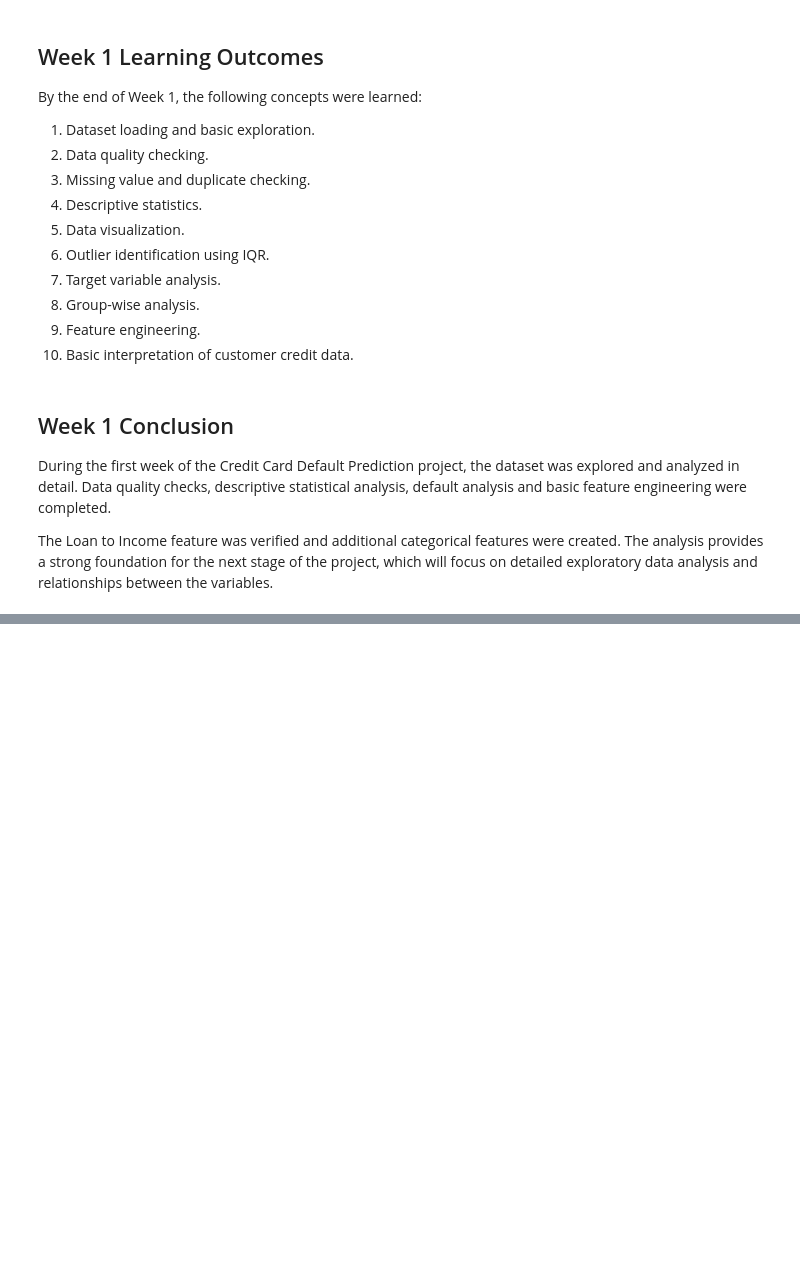
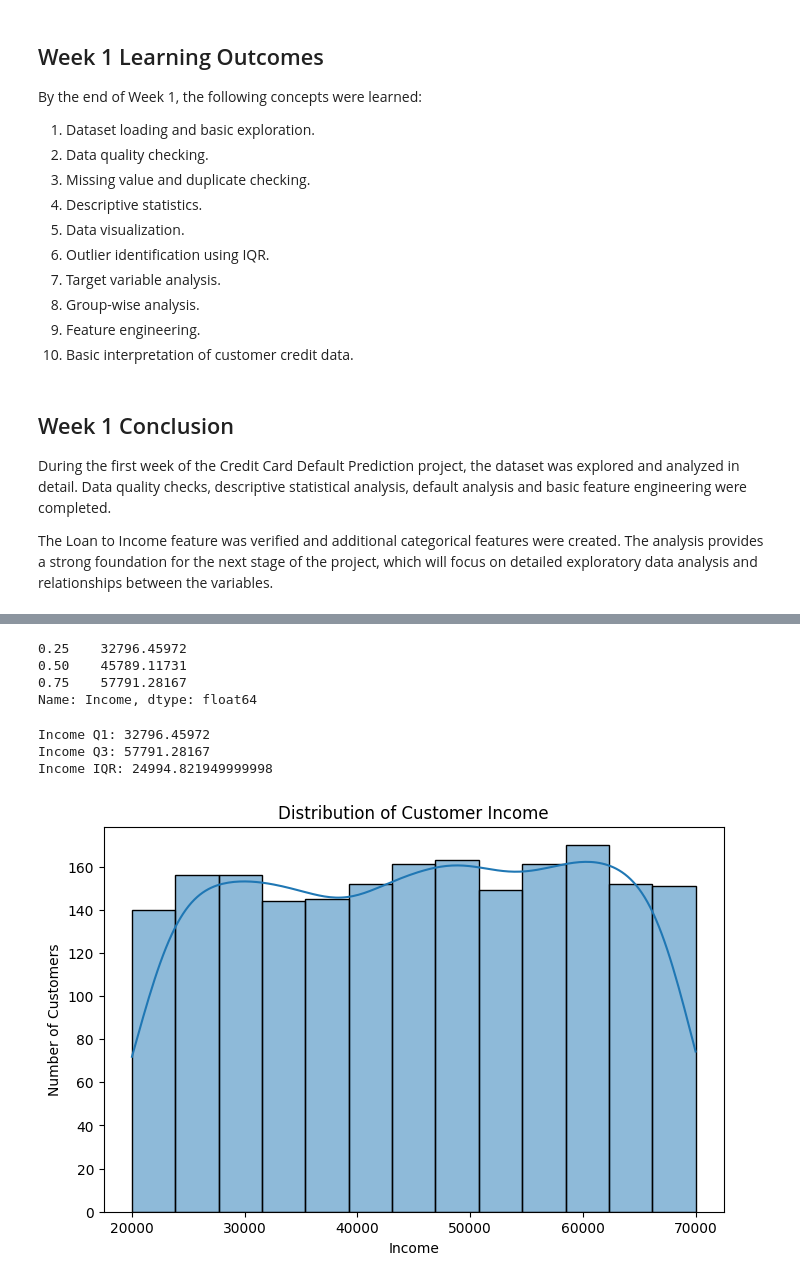
Before and after one commit to amisharout716-svg/Credit-Card-Default-, a Jupyter notebook: Credit_Card_Default_Prediction.ipynb, the cells around one changed output, grey strips where cells are left out. Cells and saved outputs as stored; diff of their text form; code cells hidden in the pictures; blank space fills up the shorter version.

Commit message:
Day 8 - Detailed income analysis

```diff
--- a/Credit_Card_Default_Prediction.ipynb
+++ b/Credit_Card_Default_Prediction.ipynb
@@ -2099,0 +2117,9 @@ The Loan to Income feature was verified and additional categorical features were
+# %%
+url = "https://raw.githubusercontent.com/YBI-Foundation/Dataset/main/Credit%20Default.csv"
+
+df = pd.read_csv(url)
+
+print("Dataset loaded successfully!")
+print("Shape:", df.shape)
+
+df.head()
@@ -2099,0 +2160,40 @@ The Loan to Income feature was verified and additional categorical features were
+# %%
+income_quartiles = df['Income'].quantile(
+    [0.25, 0.50, 0.75]
+)
+
+print(income_quartiles)
+# %% [output]
+0.25    32796.45972
+0.50    45789.11731
+0.75    57791.28167
+Name: Income, dtype: float64
+# %%
+Q1 = df['Income'].quantile(0.25)
+Q3 = df['Income'].quantile(0.75)
+
+income_IQR = Q3 - Q1
+
+print("Income Q1:", Q1)
+print("Income Q3:", Q3)
+print("Income IQR:", income_IQR)
+# %% [output]
+Income Q1: 32796.45972
+Income Q3: 57791.28167
+Income IQR: 24994.821949999998
+# %%
+plt.figure(figsize=(8,5))
+
+sns.histplot(
+    data=df,
+    x='Income',
+    kde=True
+)
+
+plt.title('Distribution of Customer Income')
+plt.xlabel('Income')
+plt.ylabel('Number of Customers')
+
+plt.show()
+# %% [output]
+[figure, added]
```
Also changed, not shown: parts of 23 cells of this notebook.
